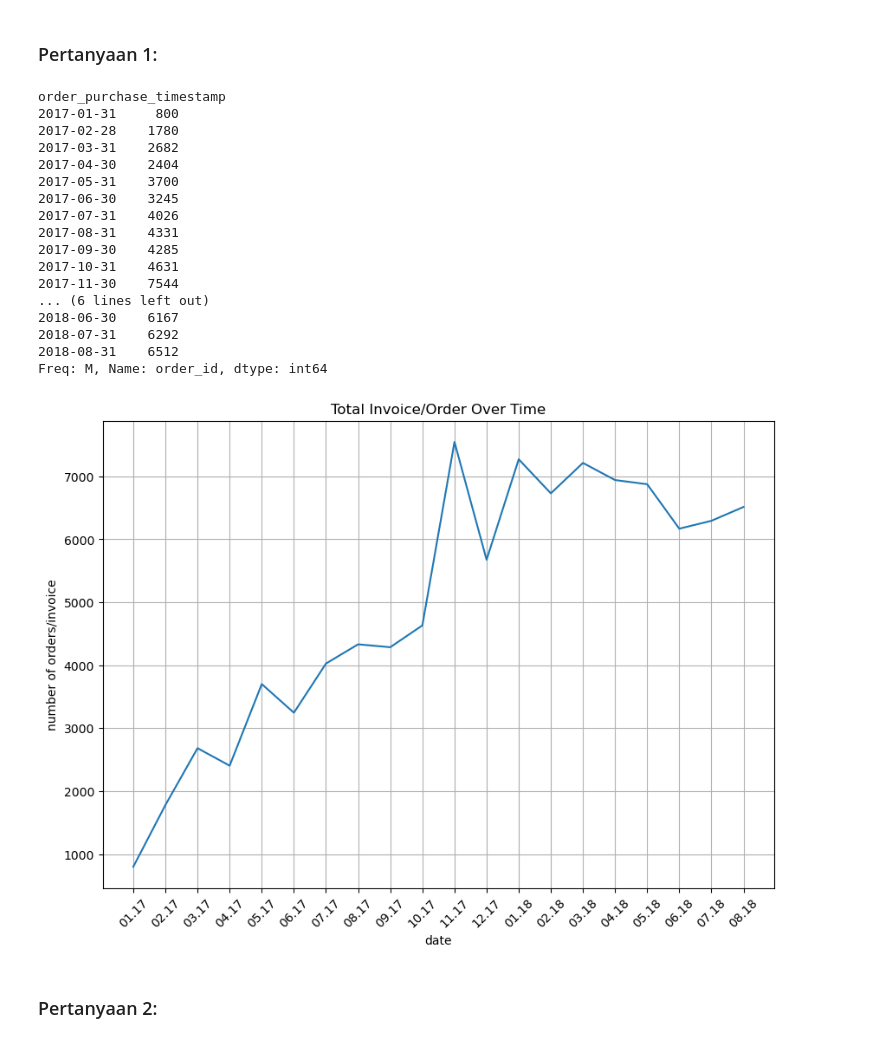
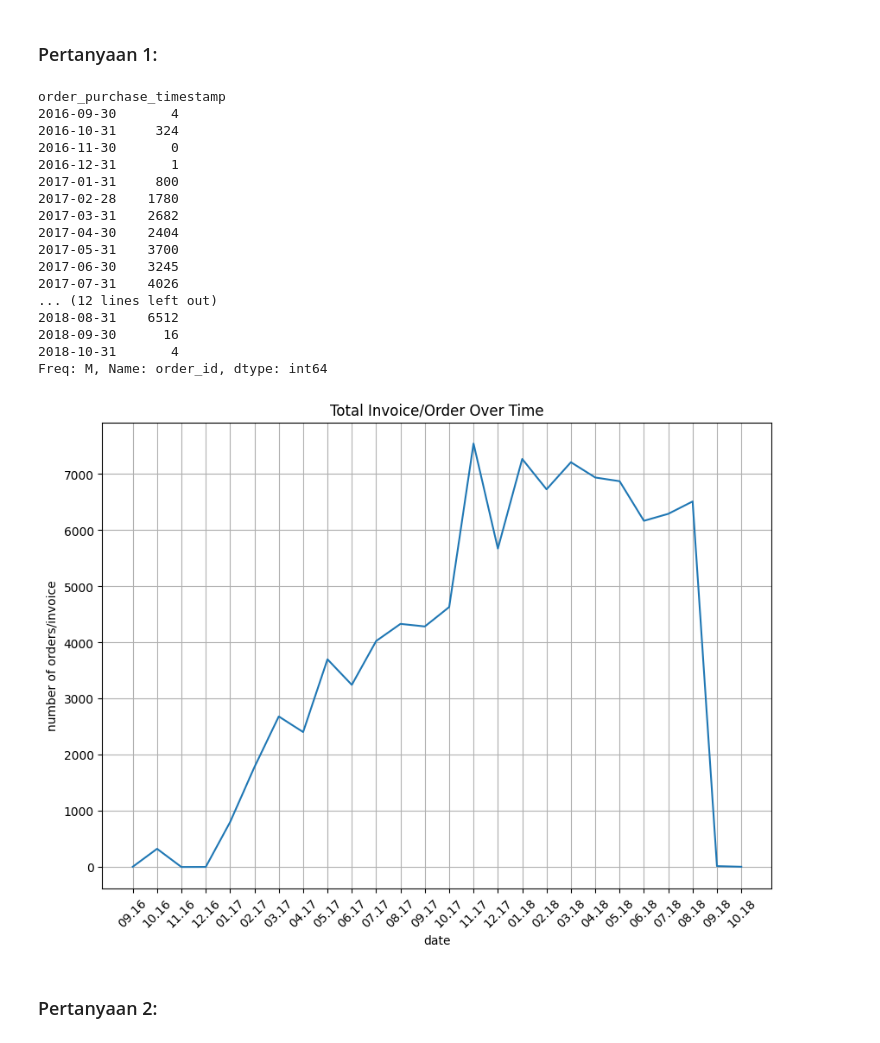
Before and after one commit to AgriansyahAsk2/Ecommerce, a Jupyter notebook: notebook.ipynb, the cells around one changed output. Cells and saved outputs as stored; diff of their text form; code cells hidden in the pictures.

```diff
--- a/notebook.ipynb
+++ b/notebook.ipynb
@@ -126,0 +281,9 @@ customer_order_df.describe(include="all")
+# %%
+orders_items_df = pd.merge(
+    left=orders_df,
+    right=items_df,
+    how="left",
+    left_on="order_id",
+    right_on="order_id"
+)
+orders_items_df.head()
@@ -126,0 +322,9 @@ customer_order_df.describe(include="all")
+# %%
+orders_payments_items_df = pd.merge(
+    left=orders_items_df,
+    right=payments_df,
+    how="left",
+    left_on="order_id",
+    right_on="order_id"
+)
+orders_payments_items_df.head()
@@ -126,0 +369,9 @@ customer_order_df.describe(include="all")
+# %%
+all_df = pd.merge(
+    left=orders_payments_items_df,
+    right=products_df,
+    how="left",
+    left_on="product_id",
+    right_on="product_id"
+)
+all_df.head()
@@ -130,10 +389,14 @@ customer_order_df.describe(include="all")
 ### Pertanyaan 1:
 # %%
 #pembuatan tabel monthly orders
-monthly_orders_df = customer_order_df.set_index("order_purchase_timestamp")["order_id"].resample("M").nunique()
-monthly_orders_df
+all_df = all_df.set_index("order_purchase_timestamp")["order_id"].resample("M").nunique()
+all_df
 # %% [output]
 order_purchase_timestamp
+2016-09-30       4
+2016-10-31     324
+2016-11-30       0
+2016-12-31       1
 2017-01-31     800
 2017-02-28    1780
 2017-03-31    2682
@@ -141,36 +404,32 @@ order_purchase_timestamp
 2017-05-31    3700
 2017-06-30    3245
 2017-07-31    4026
-2017-08-31    4331
-2017-09-30    4285
-2017-10-31    4631
-2017-11-30    7544
-... (6 lines left out)
-2018-06-30    6167
-2018-07-31    6292
+... (12 lines left out)
 2018-08-31    6512
+2018-09-30      16
+2018-10-31       4
 Freq: M, Name: order_id, dtype: int64
 # %%
 #visualisasi data orders per bulan
-ax = pd.DataFrame(monthly_orders_df.values).plot(
+ax = pd.DataFrame(all_df.values).plot(
     grid = True,
     figsize = (10,7),
     legend = False
 )
 
 ax.set_xlabel("date")
 ax.set_ylabel("number of orders/invoice")
 ax.set_title("Total Invoice/Order Over Time")
 
 plt.xticks(
-    range(len(monthly_orders_df.index)),
-    [x.strftime("%m.%y") for x in monthly_orders_df.index],
+    range(len(all_df.index)),
+    [x.strftime("%m.%y") for x in all_df.index],
     rotation = 45
 )
 
 plt.show()
 # %% [output]
-[figure, old version]
+[figure, new version]
 # %% [markdown]
 ### Pertanyaan 2:
 # %%
```
Also changed, not shown: parts of 56 cells of this notebook, 10 other files.
